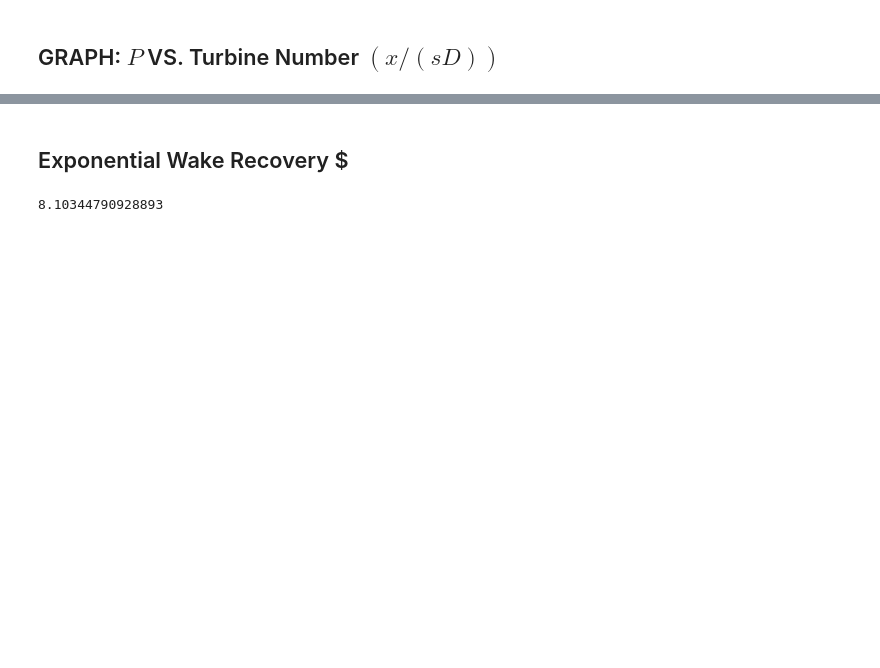
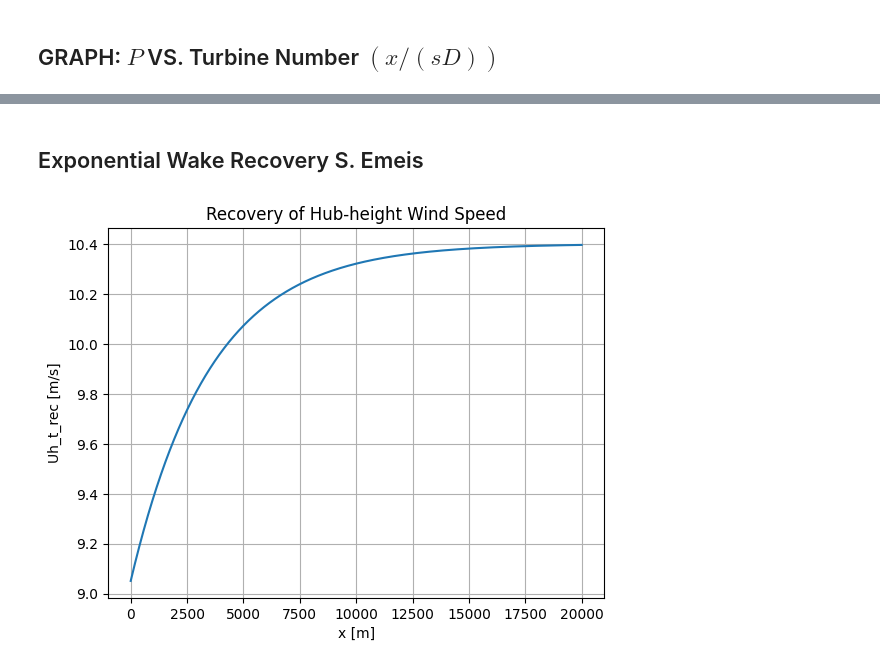
Before and after one commit to marcinsadowy/WTABL, a Jupyter notebook: WTABL.ipynb, the cells around one changed output, grey strips where cells are left out. Cells and saved outputs as stored; diff of their text form; code cells hidden in the pictures; blank space fills up the shorter version.

```diff
--- a/WTABL.ipynb
+++ b/WTABL.ipynb
@@ -164,7 +168,17 @@ plt.show()
 # %% [markdown]
-## Exponential Wake Recovery $
+## Exponential Wake Recovery S. Emeis
-# %%
-U_d = min(U_hT_x)
-U_d
-# %% [output]
-8.10344790928893
+# %%
+# Define Fully Developed Wind Speed at the hub height as U_d
+U_d = min(U_hT_x)
+a = k * u_star_lo * z_h/(2*z_h)**2
+x = np.arange(1, 20001)
+Uh_t_rec = U_h0 + U_h0 * ((U_d)/(U_h0)-1) * np.exp(-a*x)
+
+plt.plot(x, Uh_t_rec)
+plt.xlabel('x [m]')
+plt.ylabel('Uh_t_rec [m/s]')
+plt.title('Recovery of Hub-height Wind Speed')
+plt.grid(True)
+plt.show()
+# %% [output]
+[figure, added]
```
Also changed, not shown: parts of 13 cells of this notebook, 5 other files.
